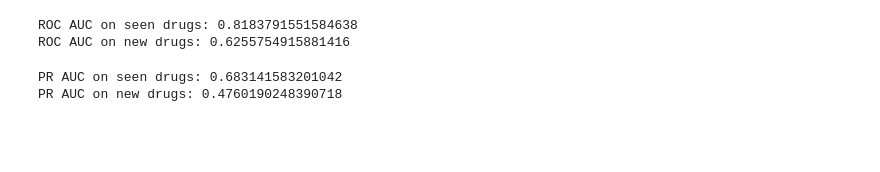
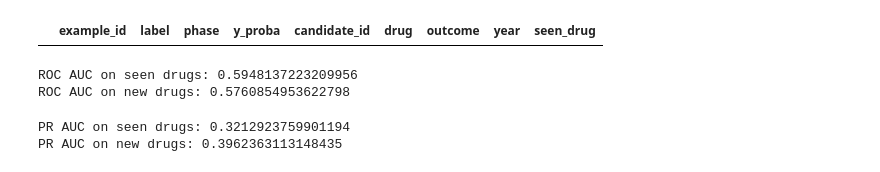
Before and after one commit to samirkt/drug-success-lite, a Jupyter notebook: dsm/explore_data.ipynb, the cells around one changed output. Drawn from its saved outputs; the diff is of its cells as text; code cells hidden in the pictures; blank space fills up the shorter version.

```diff
--- a/dsm/explore_data.ipynb
+++ b/dsm/explore_data.ipynb
@@ -20,3 +14,8 @@ KeyError: 'candidate_id'
+# %%
+# join the model's test predictions to inspect seen/new-drug behavior:
+pred = pd.read_parquet("../runs/xgb_di_md/predictions.parquet")  # candidate_id, y_true, y_proba
+df = pred.merge(c[["candidate_id","drug","outcome","year"]], right_on="candidate_id", left_on="example_id", how="left")
+df["seen_drug"] = df.drug.isin(set(c[c.split=="train"].drug))
 # %%
 df.seen_drug.value_counts()
 # %% [output]
@@ -27,16 +79,20 @@ Name: count, dtype: int64
+# %%
+df[df.example_id.str.contains("exenatide")]
+# %% [output]
+|  | example_id | label | phase | y_proba | candidate_id | drug | outcome | year | seen_drug |
 # %%
 # ROC AUC on seen vs. new drugs:
 from sklearn.metrics import roc_auc_score
-print("ROC AUC on seen drugs:", roc_auc_score(df[df.seen_drug].y_true, df[df.seen_drug].y_proba))
-print("ROC AUC on new drugs:", roc_auc_score(df[~df.seen_drug].y_true, df[~df.seen_drug].y_proba))
+print("ROC AUC on seen drugs:", roc_auc_score(df[df.seen_drug].label, df[df.seen_drug].y_proba))
+print("ROC AUC on new drugs:", roc_auc_score(df[~df.seen_drug].label, df[~df.seen_drug].y_proba))
 # %% [output]
-ROC AUC on seen drugs: 0.8183791551584638
-ROC AUC on new drugs: 0.6255754915881416
+ROC AUC on seen drugs: 0.5948137223209956
+ROC AUC on new drugs: 0.5760854953622798
 # %%
 # PR AUC on seen vs. new drugs:
 from sklearn.metrics import average_precision_score
-print("PR AUC on seen drugs:", average_precision_score(df[df.seen_drug].y_true, df[df.seen_drug].y_proba))
-print("PR AUC on new drugs:", average_precision_score(df[~df.seen_drug].y_true, df[~df.seen_drug].y_proba))
+print("PR AUC on seen drugs:", average_precision_score(df[df.seen_drug].label, df[df.seen_drug].y_proba))
+print("PR AUC on new drugs:", average_precision_score(df[~df.seen_drug].label, df[~df.seen_drug].y_proba))
 # %% [output]
-PR AUC on seen drugs: 0.683141583201042
-PR AUC on new drugs: 0.4760190248390718
+PR AUC on seen drugs: 0.3212923759901194
+PR AUC on new drugs: 0.3962363113148435
```
Also changed, not shown: parts of 4 cells of this notebook, 1 other file.
